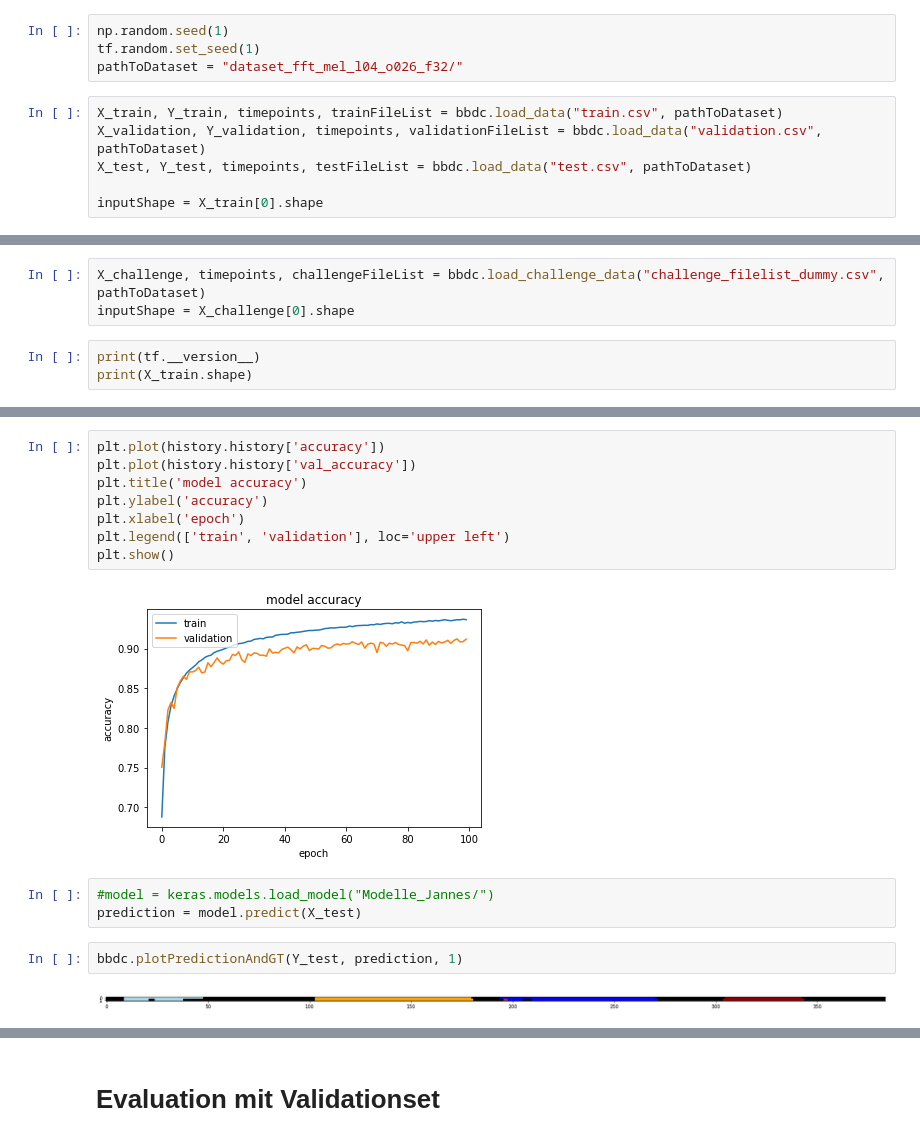
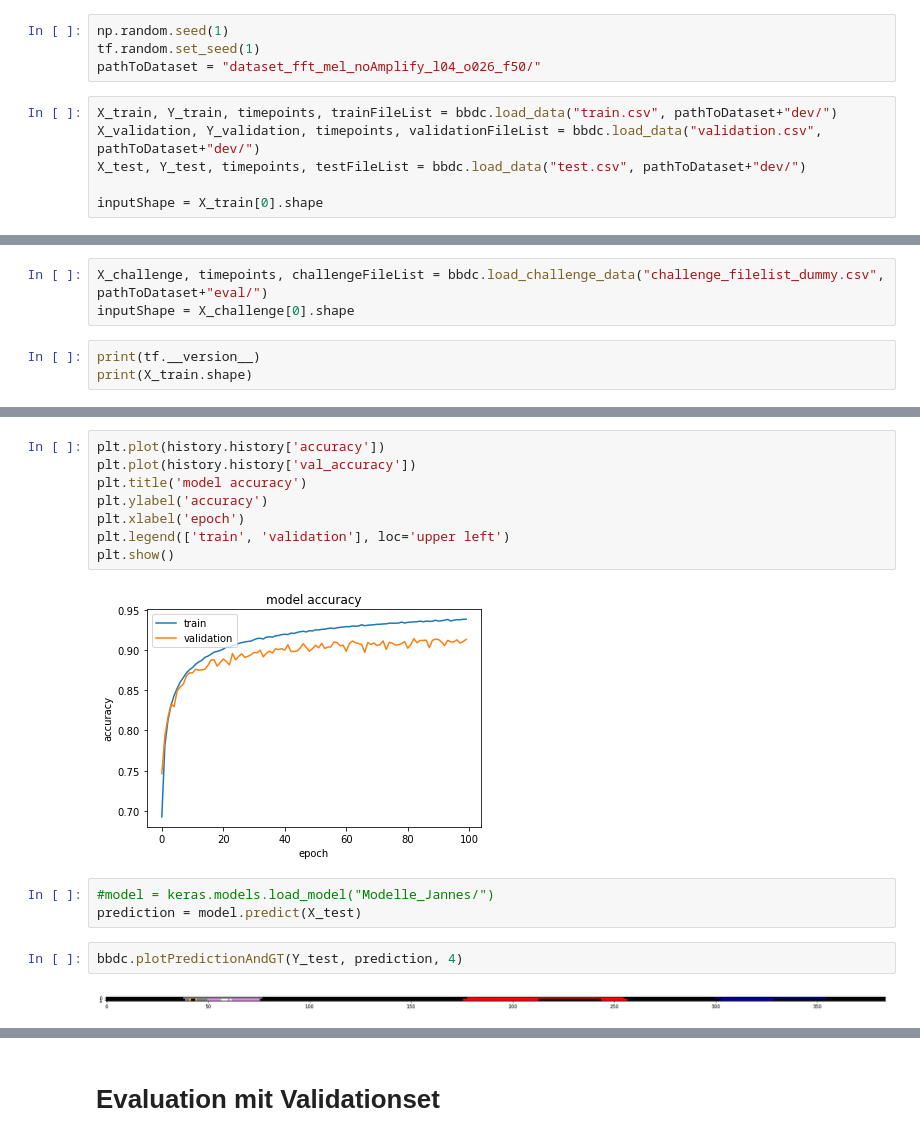
Before and after one commit to ajochim/bbdc2021, a Jupyter notebook: trainings/lessParameter_1d_unet_Mel_jannes.ipynb, the cells around one changed output, grey strips where cells are left out. Cells and saved outputs as stored; diff of their text form.

```diff
--- a/trainings/lessParameter_1d_unet_Mel_jannes.ipynb
+++ b/trainings/lessParameter_1d_unet_Mel_jannes.ipynb
@@ -19,11 +19,11 @@ import evaluation.evaluate as evaluate
 # %%
 np.random.seed(1)
 tf.random.set_seed(1)
-pathToDataset = "dataset_fft_mel_l04_o026_f32/"
+pathToDataset = "dataset_fft_mel_noAmplify_l04_o026_f50/"
 # %%
-X_train, Y_train, timepoints, trainFileList = bbdc.load_data("train.csv", pathToDataset)
-X_validation, Y_validation, timepoints, validationFileList = bbdc.load_data("validation.csv", pathToDataset)
-X_test, Y_test, timepoints, testFileList = bbdc.load_data("test.csv", pathToDataset)
+X_train, Y_train, timepoints, trainFileList = bbdc.load_data("train.csv", pathToDataset+"dev/")
+X_validation, Y_validation, timepoints, validationFileList = bbdc.load_data("validation.csv", pathToDataset+"dev/")
+X_test, Y_test, timepoints, testFileList = bbdc.load_data("test.csv", pathToDataset+"dev/")
 
 inputShape = X_train[0].shape
 # %%
@@ -35,5 +35,5 @@ plt.imshow(np.rot90(X_train[3]))
 # %%
-X_challenge, timepoints, challengeFileList = bbdc.load_challenge_data("challenge_filelist_dummy.csv", pathToDataset)
+X_challenge, timepoints, challengeFileList = bbdc.load_challenge_data("challenge_filelist_dummy.csv", pathToDataset+"eval/")
 inputShape = X_challenge[0].shape
 # %%
 print(tf.__version__)
@@ -115,14 +115,14 @@ plt.xlabel('epoch')
 plt.legend(['train', 'validation'], loc='upper left')
 plt.show()
 # %% [output]
-[figure, old version]
+[figure, new version]
 # %%
 #model = keras.models.load_model("Modelle_Jannes/")
 prediction = model.predict(X_test)
 # %%
-bbdc.plotPredictionAndGT(Y_test, prediction, 1)
+bbdc.plotPredictionAndGT(Y_test, prediction, 4)
 # %% [output]
-[figure, old version]
+[figure, new version]
 # %%
 scores = model.evaluate(X_test, Y_test)
 # %% [output]
```
Also changed, not shown: parts of 10 cells of this notebook, 6 other files.
